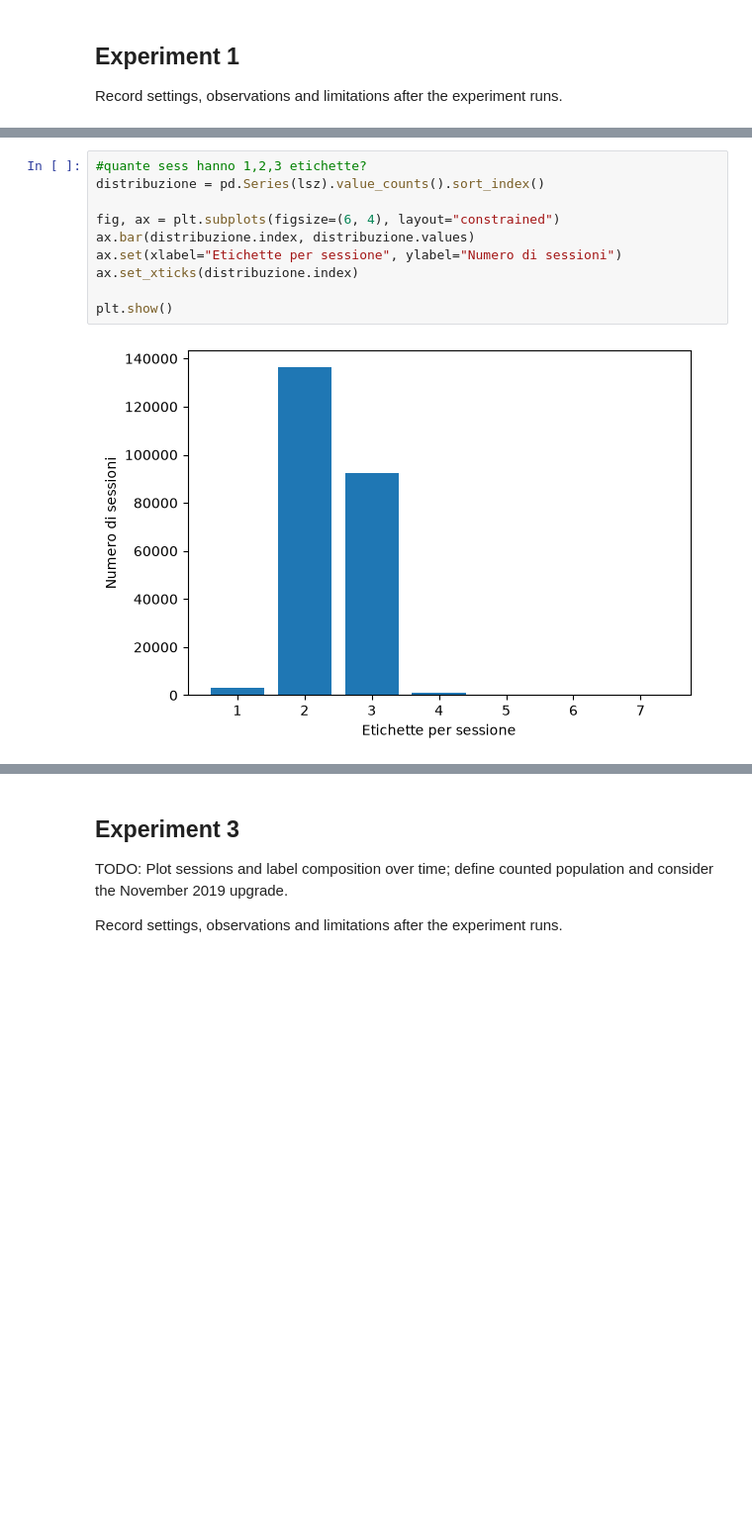
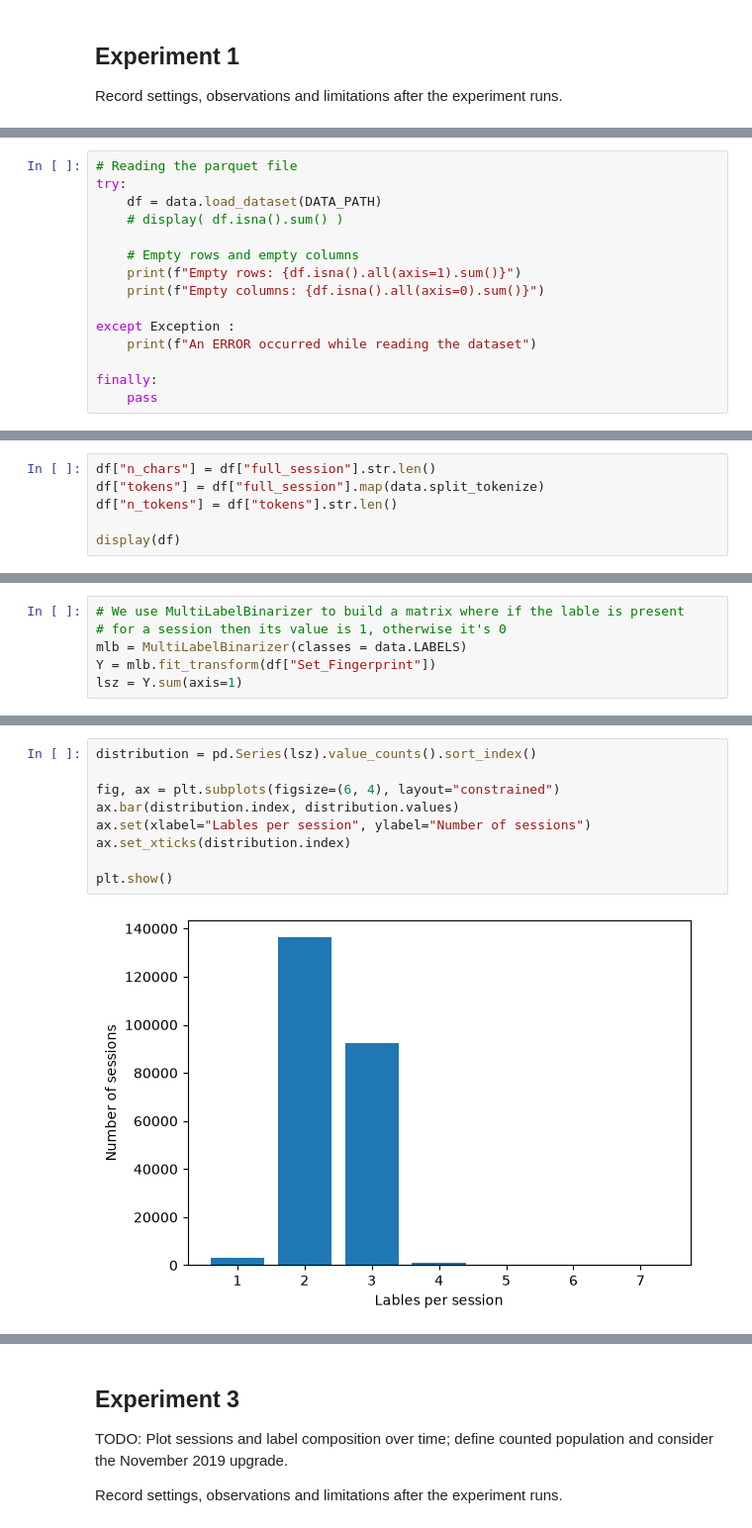
Before and after one commit to grabls/proj6_ml4n, a Jupyter notebook: notebooks/01_data.ipynb, the cells around one changed output, grey strips where cells are left out. Shown at 99% size. Drawn from its saved outputs; the diff is of its cells as text; blank space fills up the shorter version.

```diff
--- a/notebooks/01_data.ipynb
+++ b/notebooks/01_data.ipynb
@@ -122,0 +17,15 @@ Name: count, dtype: int64
+# %%
+# Reading the parquet file
+try:
+    df = data.load_dataset(DATA_PATH)
+    # display( df.isna().sum() )
+
+    # Empty rows and empty columns
+    print(f"Empty rows: {df.isna().all(axis=1).sum()}")
+    print(f"Empty columns: {df.isna().all(axis=0).sum()}")
+
+except Exception :
+    print(f"An ERROR occurred while reading the dataset")
+
+finally:
+    pass
@@ -122,0 +47,6 @@ Name: count, dtype: int64
+# %%
+df["n_chars"] = df["full_session"].str.len()
+df["tokens"] = df["full_session"].map(data.split_tokenize)
+df["n_tokens"] = df["tokens"].str.len()
+
+display(df)
@@ -155,0 +124,6 @@ display(dF[["n_chars", "n_tokens"]].describe(percentiles=[0.5, 0.9, 0.95, 0.99])
+# %%
+# We use MultiLabelBinarizer to build a matrix where if the lable is present
+# for a session then its value is 1, otherwise it's 0
+mlb = MultiLabelBinarizer(classes = data.LABELS)
+Y = mlb.fit_transform(df["Set_Fingerprint"])
+lsz = Y.sum(axis=1)
@@ -156,12 +134,11 @@ display(dF[["n_chars", "n_tokens"]].describe(percentiles=[0.5, 0.9, 0.95, 0.99])
 # %%
-#quante sess hanno 1,2,3 etichette?
-distribuzione = pd.Series(lsz).value_counts().sort_index()
+distribution = pd.Series(lsz).value_counts().sort_index()
 
 fig, ax = plt.subplots(figsize=(6, 4), layout="constrained")
-ax.bar(distribuzione.index, distribuzione.values)
-ax.set(xlabel="Etichette per sessione", ylabel="Numero di sessioni")
-ax.set_xticks(distribuzione.index)
+ax.bar(distribution.index, distribution.values)
+ax.set(xlabel="Lables per session", ylabel="Number of sessions")
+ax.set_xticks(distribution.index)
 
 plt.show()
 # %% [output]
-[figure, old version]
+[figure, new version]
```
Also changed, not shown: parts of 17 cells of this notebook, 2 other files.
